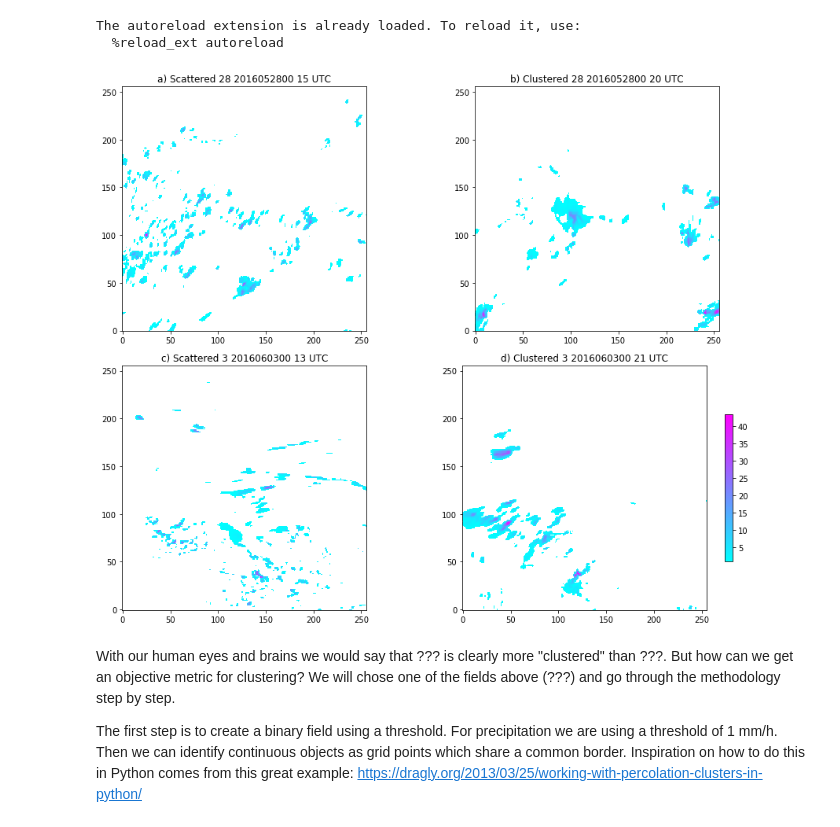
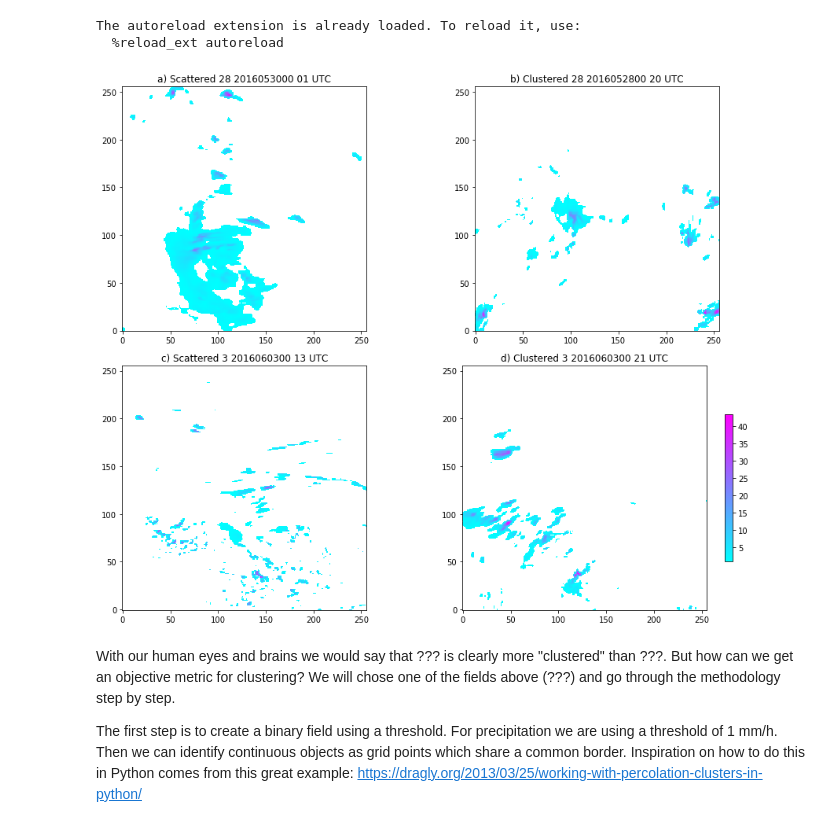
Before and after one commit to raspstephan/convective_variability_analysis, a Jupyter notebook: jupyter_notebooks/clustering_rdf.ipynb, the cells around one changed output. Saved outputs shown, nothing was run; the diff lists cells and outputs as text; code cells hidden in the pictures.

```diff
--- a/jupyter_notebooks/clustering_rdf.ipynb
+++ b/jupyter_notebooks/clustering_rdf.ipynb
@@ -17,36 +25,36 @@ As an example let us load a typical cloud field.
 # Import modules and load fields
 %load_ext autoreload
 %autoreload 2
 import sys
 sys.path.append('../python_scripts')
 import matplotlib
 %matplotlib inline
 import matplotlib.pyplot as plt
 import numpy as np
 from cosmo_utils.pyncdf import getfobj_ncdf   # This is a module developed specifically for COSMO output
 
 # Pick 4 examples
 plims = (50, -51, 50, -51)   # Limits for plotting area
-dates = ['2016052800', '2016052800', '2016060300', '2016060300']
-times = [15, 20, 13, 21]
+dates = ['2016053000', '2016052800', '2016060300', '2016060300']
+times = [1, 20, 13, 21]
 tags = ['a) Scattered 28', 'b) Clustered 28', 'c) Scattered 3', 'd) Clustered 3']
 fig, axmat = plt.subplots(2, 2, figsize = (13, 10))
 cm_prec = plt.cm.cool
 cm_prec.set_under(color = 'white')
 prec_fields = []
 for d, t, tag, ax in zip(dates, times, tags, np.ravel(axmat)):
     fn = ('/project/meteo/scratch-old/users/stephan.rasp/convective_variability_data/raw_data/' +
           d + '/deout_ceu_pspens/det/OUTPUT/lfff00' + str(t).zfill(2) + '0000.nc_30m_surf')
     prec_field = getfobj_ncdf(fn, 'PREC_ACCUM').data
     prec_fields.append(prec_field)
     im = ax.imshow(prec_field[plims[0]:plims[1], plims[2]:plims[3]], cmap=cm_prec, origin='lower', vmin=1)
     ax.set_title(tag + ' ' + d + ' ' + str(t).zfill(2) + ' UTC')
 fig.colorbar(im, shrink = 0.6)
 plt.tight_layout()
 # %% [output]
 The autoreload extension is already loaded. To reload it, use:
   %reload_ext autoreload
-[figure, old version]
+[figure, new version]
 # %% [markdown]
 With our human eyes and brains we would say that ??? is clearly more "clustered" than ???. But how can we get an objective metric for clustering? We will chose one of the fields above (???) and go through the methodology step by step.
 
```
Also changed, not shown: parts of 7 cells of this notebook, 2 other files.
